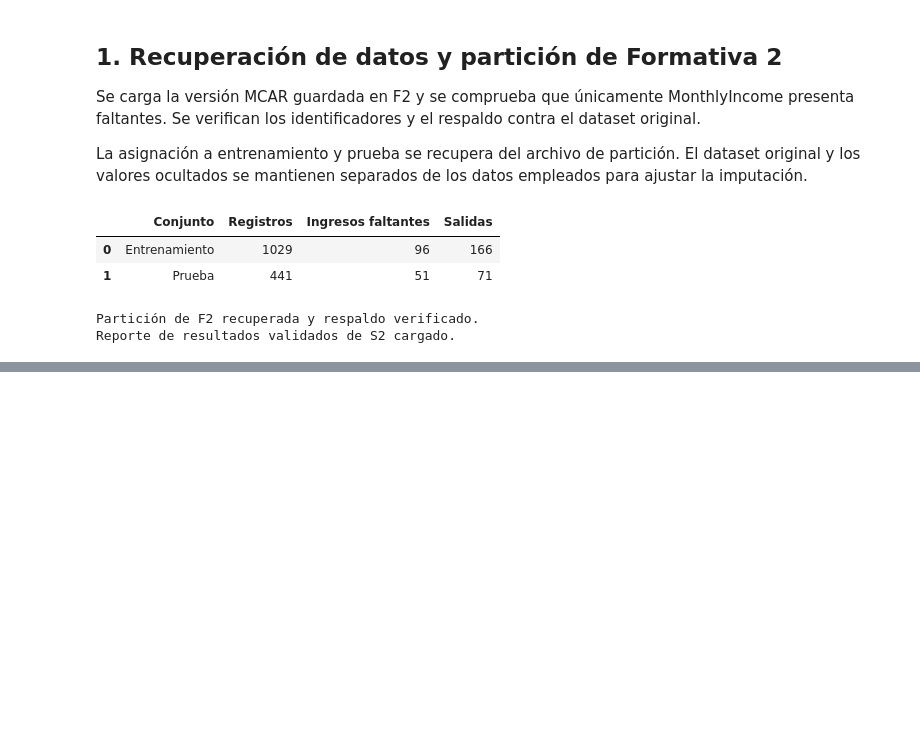
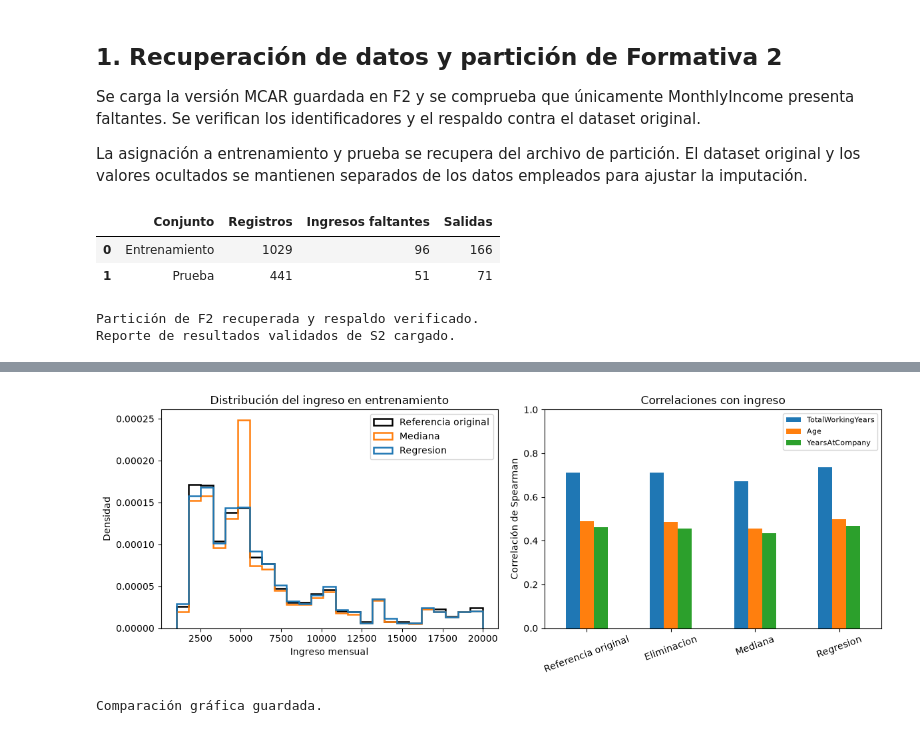
Before and after one commit to hernansaavedrag/estadisticaComputacional, a Jupyter notebook: S3/notebooks/S3_Hernan_Imputacion.ipynb, the cells around one changed output, grey strips where cells are left out. Drawn from its saved outputs; the diff is of its cells as text; code cells hidden in the pictures; blank space fills up the shorter version.

```diff
--- a/S3/notebooks/S3_Hernan_Imputacion.ipynb
+++ b/S3/notebooks/S3_Hernan_Imputacion.ipynb
@@ -176,0 +845,63 @@ Reporte de resultados validados de S2 cargado.
+# %%
+fig, axes = plt.subplots(1, 2, figsize=(12, 4.5))
+
+colores = {
+    "Referencia original": "black",
+    "Mediana": "tab:orange",
+    "Regresion": "tab:blue",
+}
+
+bins = np.linspace(
+    referencia_train["MonthlyIncome"].min(),
+    max(
+        referencia_train["MonthlyIncome"].max(),
+        train_regresion["MonthlyIncome"].max(),
+    ),
+    26,
+)
+
+for nombre, color in colores.items():
+    axes[0].hist(
+        conjuntos_comparacion[nombre]["MonthlyIncome"],
+        bins=bins,
+        density=True,
+        histtype="step",
+        linewidth=1.8,
+        color=color,
+        label=nombre,
+    )
+
+axes[0].set(
+    xlabel="Ingreso mensual",
+    ylabel="Densidad",
+    title="Distribución del ingreso en entrenamiento",
+)
+axes[0].legend()
+
+comparacion_correlaciones.set_index("Estrategia")[
+    PREDICTORES_IMPUTACION
+].plot.bar(ax=axes[1])
+
+axes[1].set(
+    ylabel="Correlación de Spearman",
+    xlabel="",
+    title="Correlaciones con ingreso",
+    ylim=(0, 1),
+)
+axes[1].tick_params(axis="x", rotation=20)
+axes[1].legend(fontsize=8)
+
+fig.tight_layout()
+fig.savefig(
+    DIRECTORIO_S3 / "figuras" / "hernan_comparacion_imputacion.png",
+    dpi=300,
+    bbox_inches="tight",
+)
+
+plt.show()
+plt.close(fig)
+
+print("Comparación gráfica guardada.")
+# %% [output]
+[figure, added]
+Comparación gráfica guardada.
```
Also changed, not shown: parts of 19 cells of this notebook, 22 other files.
